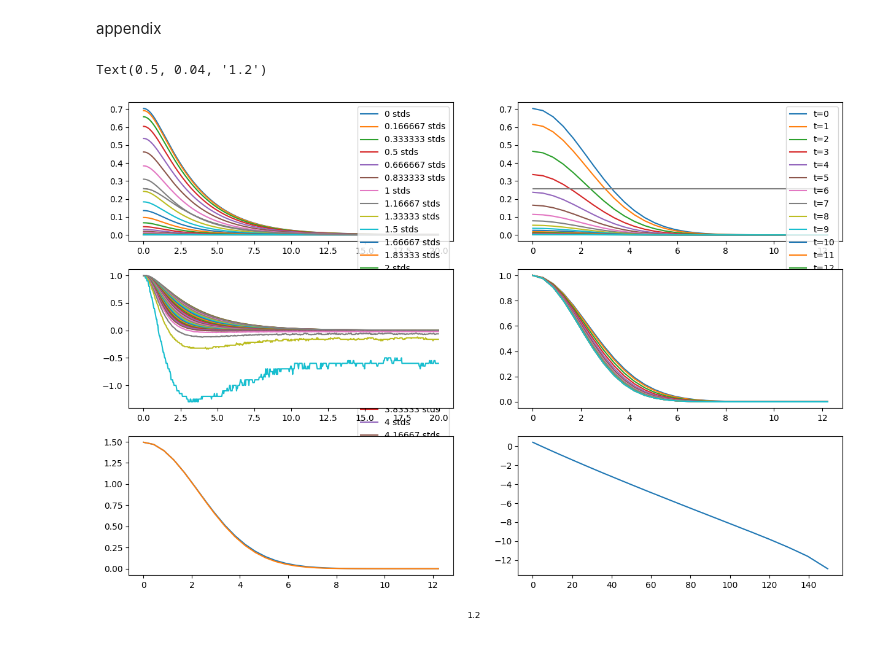
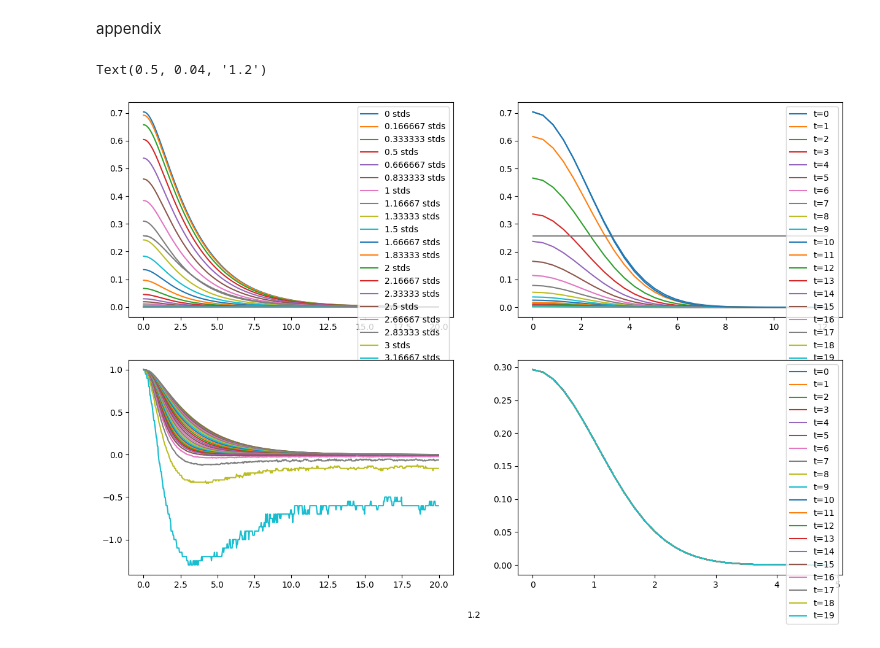
Before and after one commit to zhaoz0314/random-EI, a Jupyter notebook: pseudospatial/predictions.ipynb, the cells around one changed output. Drawn from its saved outputs; the diff is of its cells as text; code cells hidden in the pictures.

```diff
--- a/pseudospatial/predictions.ipynb
+++ b/pseudospatial/predictions.ipynb
@@ -540,7 +518,7 @@ lagged_val_stat_s = lagged_val_stat_s_fct([lagged_os_s_free, lagged_os_s])
 
 
 # plot
-[fig, subfig_s] = plt.subplots(len(ext_unscaled_std_s), 1, figsize = (15,15), squeeze = False)
+[fig, subfig_s] = plt.subplots(len(ext_unscaled_std_s), 1, figsize = (20, 10), squeeze = False)
 
 for ext_unscaled_std_idx in range(len(ext_unscaled_std_s)):
   for sim_window_len_idx in range(len(sim_window_len_s)):
@@ -549,21 +527,21 @@ for ext_unscaled_std_idx in range(len(ext_unscaled_std_s)):
     ].plot(rescaled_relative_lag_s,
            prediction_s[ext_unscaled_std_idx][1][1][sim_part_n_idx, window_len_idx, :],
            color = color_s[window_len_idx],
-           label = ("A T = {:.2f}N".format(window_len_s[window_len_idx] / part_n_s[sim_part_n_idx])
+           label = ("Ana T = {:.2f}N".format(window_len_s[window_len_idx] / part_n_s[sim_part_n_idx])
                     if ext_unscaled_std_idx == 0 else ""))
     subfig_s[ext_unscaled_std_idx, 0
-    ].errorbar(samp_sep_s  / sim_window_len_s[sim_window_len_idx], lagged_val_stat_s[0][ext_unscaled_std_idx, sim_window_len_idx],
+    ].errorbar(samp_sep_s  / sim_window_len_s[sim_window_len_idx],
+               lagged_val_stat_s[0][ext_unscaled_std_idx, sim_window_len_idx],
                           yerr = lagged_val_stat_s[1][ext_unscaled_std_idx, sim_window_len_idx], capsize = 4,
-                          label = ("N T = {:.2f}N".format(window_len_s[window_len_idx] / part_n_s[sim_part_n_idx])
+                          label = ("Num T = {:.2f}N".format(window_len_s[window_len_idx] / part_n_s[sim_part_n_idx])
                     if ext_unscaled_std_idx == 0 else ""),
                           color = color_s[window_len_idx],
                                    linestyle = "", marker = ".")
   subfig_s[ext_unscaled_std_idx, 0].set(xlim = (0, 4), ylim = (0,1),
-                                        ylabel = "{0:.1f}".format(ext_unscaled_std_s[ext_unscaled_std_idx]))
-fig.legend(loc = "outside right")
+                                        ylabel = "<f^2>={0:.1f}".format(ext_unscaled_std_s[ext_unscaled_std_idx]))
+for subfig in subfig_s.flatten():
+  subfig.grid()
 subfig_s[0, 0].set(title = "os_T (tau)")
 fig.text(0.5, 0.04, "tau/T", ha = "center")
-
-for subfig in subfig_s.flatten():
-  subfig.grid()
+fig.legend(loc = "outside right")
 # %% [output]
@@ -621,49 +600,48 @@ test_h_mean_n = 30
 
 test_m_mean_var = m_acov_s[test_ext_unscaled_std_idx][1, -1]
 test_h_mean_std_s = jnp.arange(test_h_mean_n) / test_h_mean_n * test_h_mean_std_range # can - test_h_mean_n // 2 / test_h_mean_n to verify even
 test_h_mean_s = (jnp.sqrt(ext_unscaled_std_s[test_ext_unscaled_std_idx] ** 2 + test_m_mean_var)
                  * test_h_mean_std_s)
 test_n_acov = m_acov_s[test_ext_unscaled_std_idx][1, :test_frame_n] - test_m_mean_var
 [test_r_acov_s, test_r_mean_s, test_mean_gain_s] = r_acov_s_fct(test_n_acov, test_h_mean_s)
 
 
-[fig, subfig_s] = plt.subplots(3, 2, figsize = (15,10), squeeze = False)
+[fig, subfig_s] = plt.subplots(2, 2, figsize = (15,10), squeeze = False)
 for test_h_mean_idx in range(test_h_mean_n):
   subfig_s[0, 0].plot(m_acov_s[test_ext_unscaled_std_idx][0, :test_frame_n],
                       test_r_acov_s[test_h_mean_idx],
                       label = "{:n} stds".format(test_h_mean_std_s[test_h_mean_idx]))
 subfig_s[0, 0].plot(m_acov_s[test_ext_unscaled_std_idx][0, :test_frame_n],
                     all_cov_s[ext_unscaled_std_idx][0][4][100*30:100*30+test_frame_n],
                     label = "mean", color = "gray")
 subfig_s[0, 0].legend()
-for test_step_idx in range(test_frame_n // 30):
-  subfig_s[0, 1].plot(test_h_mean_s,
-                      test_r_acov_s[:, test_step_idx * 30],
-                      label = "t={:n}".format(test_step_idx))
-subfig_s[0, 1].hlines(all_cov_s[ext_unscaled_std_idx][0][4][100*30], 0, jnp.max(test_h_mean_s), color = "gray")
-subfig_s[0, 1].legend()
 for test_h_mean_idx in range(test_h_mean_n):
   subfig_s[1, 0].plot(m_acov_s[test_ext_unscaled_std_idx][0, :test_frame_n],
                       test_r_acov_s[test_h_mean_idx] / test_r_acov_s[test_h_mean_idx, 0],
                       label = "{:n} stds".format(test_h_mean_std_s[test_h_mean_idx]))
 subfig_s[1, 0].plot(m_acov_s[test_ext_unscaled_std_idx][0, :test_frame_n],
                     all_cov_s[test_ext_unscaled_std_idx][0][4][2999:2999+test_frame_n]
                     / all_cov_s[test_ext_unscaled_std_idx][0][4][2999],
                     label = "mean", color = "gray")
+
 for test_step_idx in range(test_frame_n // 30):
-  subfig_s[1, 1].plot(test_h_mean_s,
-                      test_r_acov_s[:, test_step_idx * 30] / test_r_acov_s[0, test_step_idx * 30],
+  subfig_s[0, 1].plot(test_h_mean_s,
+                      test_r_acov_s[:, test_step_idx * 30],
                       label = "t={:n}".format(test_step_idx))
-subfig_s[2, 0].plot(test_h_mean_s, test_r_acov_s[:, 0] / all_cov_s[test_ext_unscaled_std_idx][0][4][2999])
-subfig_s[2, 0].plot(test_h_mean_s,
-                    jnp.exp(test_h_mean_s ** 2
-                            * ((jnp.log(test_r_acov_s[1, 0] / all_cov_s[test_ext_unscaled_std_idx][0][4][2999])
-                                - jnp.log(test_r_acov_s[0, 0] / all_cov_s[test_ext_unscaled_std_idx][0][4][2999]))
-                               / test_h_mean_s[1] ** 2))
-                    * test_r_acov_s[0, 0] / all_cov_s[test_ext_unscaled_std_idx][0][4][2999])
-subfig_s[2, 1].plot(test_h_mean_s ** 2,
-                    jnp.log(test_r_acov_s[:, 0] / all_cov_s[test_ext_unscaled_std_idx][0][4][2999]))
+subfig_s[0, 1].hlines(all_cov_s[ext_unscaled_std_idx][0][4][100*30], 0, jnp.max(test_h_mean_s), color = "gray")
+subfig_s[0, 1].plot(test_h_mean_s,
+                    jnp.exp(test_h_mean_s ** 2 * ((jnp.log(test_r_acov_s[1, 0]) - jnp.log(test_r_acov_s[0, 0]))
+                                                  / test_h_mean_s[1] ** 2))
+                    * test_r_acov_s[0, 0], label = "gau")
+subfig_s[0, 1].legend()
+
+for test_step_idx in range(test_frame_n // 30):
+  subfig_s[1, 1].plot(test_h_mean_std_s,
+                      test_mean_gain_s[:, test_step_idx * 30],
+                      label = "t={:n}".format(test_step_idx))
+subfig_s[1, 1].legend()
+
 fig.text(0.5, 0.04, ext_unscaled_std_s[test_ext_unscaled_std_idx], ha = "center")
 # %% [output]
 Text(0.5, 0.04, '1.2')
-[figure, old version]
+[figure, new version]
```
Also changed, not shown: parts of 11 cells of this notebook, 1 other file.
